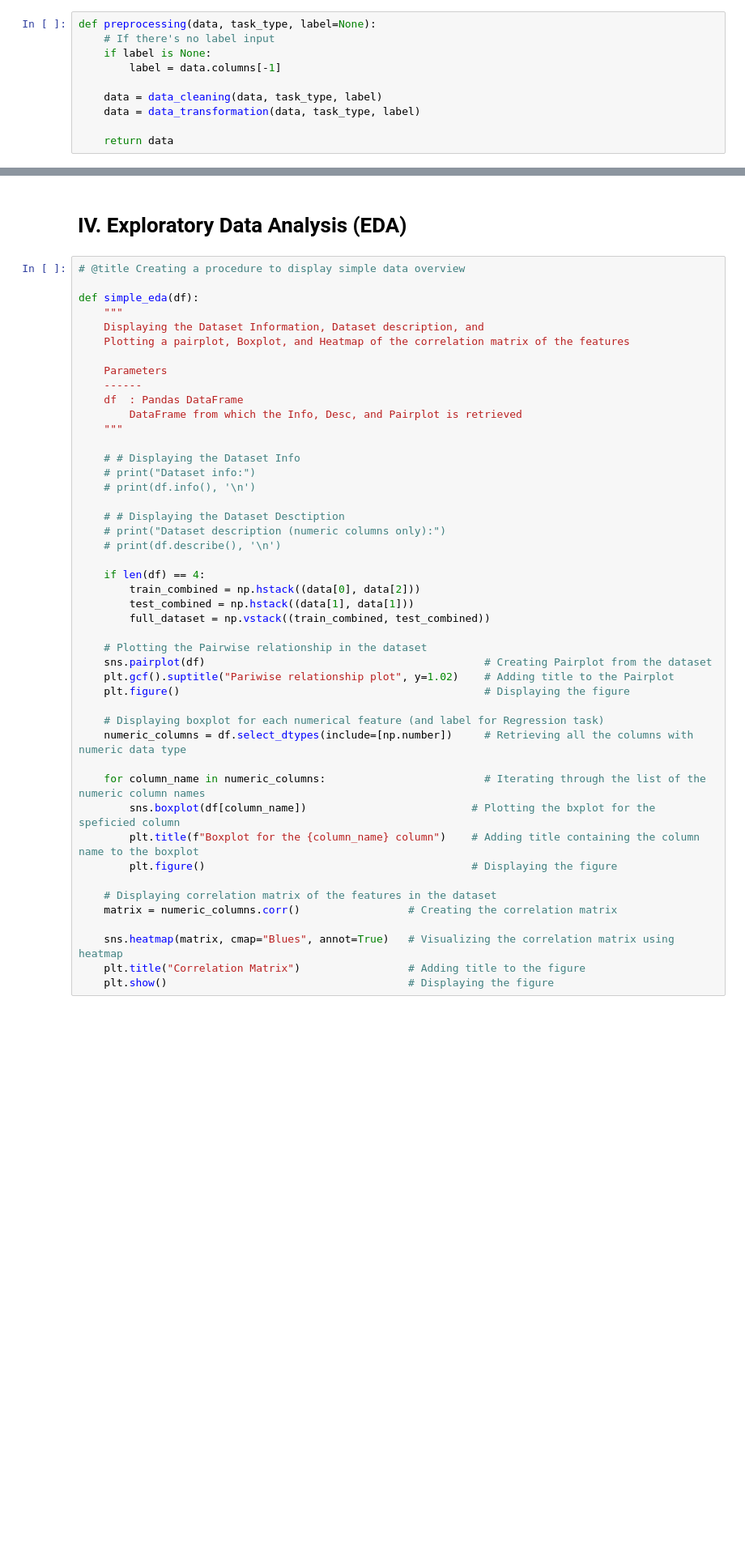
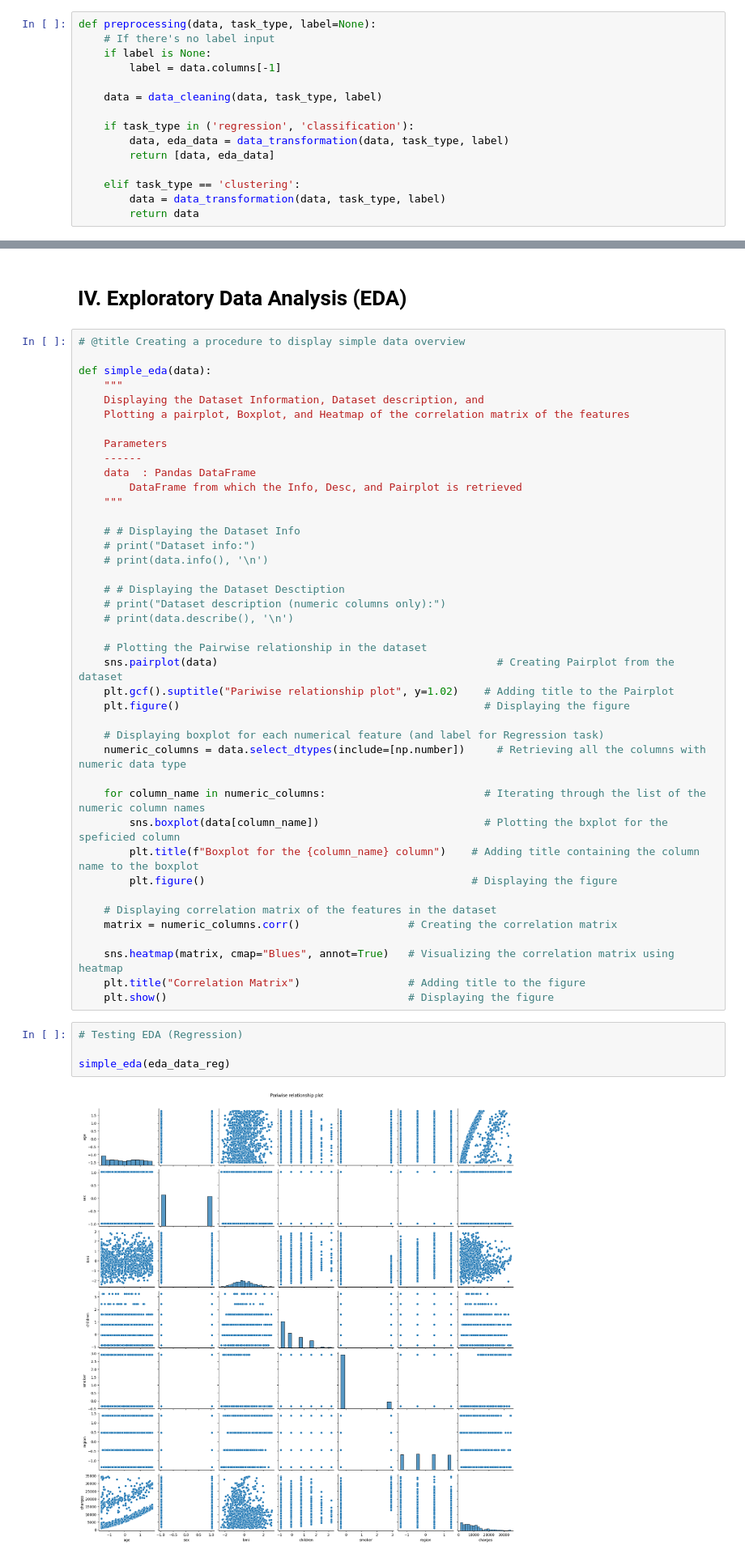
Before and after one commit to Haifansantos/MetaOpt, a Jupyter notebook: notebooks/Fritz_PSO.ipynb, the cells around one changed output, grey strips where cells are left out. Shown at 81% size. Cells and saved outputs as stored; diff of their text form; blank space fills up the shorter version.

Commit message:
Added EDA for preprocessed data

```diff
--- a/notebooks/Fritz_PSO.ipynb
+++ b/notebooks/Fritz_PSO.ipynb
@@ -140,6 +140,11 @@ def preprocessing(data, task_type, label=None):
         label = data.columns[-1]
 
     data = data_cleaning(data, task_type, label)
-    data = data_transformation(data, task_type, label)
 
-    return data
+    if task_type in ('regression', 'classification'):
+        data, eda_data = data_transformation(data, task_type, label)
+        return [data, eda_data]
+
+    elif task_type == 'clustering':
+        data = data_transformation(data, task_type, label)
+        return data
@@ -754,40 +803,35 @@ Before feature encoding:
 # %%
 # @title Creating a procedure to display simple data overview
 
-def simple_eda(df):
+def simple_eda(data):
     """
     Displaying the Dataset Information, Dataset description, and
     Plotting a pairplot, Boxplot, and Heatmap of the correlation matrix of the features
 
     Parameters
     ------
-    df  : Pandas DataFrame
+    data  : Pandas DataFrame
         DataFrame from which the Info, Desc, and Pairplot is retrieved
     """
 
     # # Displaying the Dataset Info
     # print("Dataset info:")
-    # print(df.info(), '\n')
+    # print(data.info(), '\n')
 
     # # Displaying the Dataset Desctiption
     # print("Dataset description (numeric columns only):")
-    # print(df.describe(), '\n')
-
-    if len(df) == 4:
-        train_combined = np.hstack((data[0], data[2]))
-        test_combined = np.hstack((data[1], data[1]))
-        full_dataset = np.vstack((train_combined, test_combined))
+    # print(data.describe(), '\n')
 
     # Plotting the Pairwise relationship in the dataset
-    sns.pairplot(df)                                            # Creating Pairplot from the dataset
+    sns.pairplot(data)                                            # Creating Pairplot from the dataset
     plt.gcf().suptitle("Pariwise relationship plot", y=1.02)    # Adding title to the Pairplot
     plt.figure()                                                # Displaying the figure
 
     # Displaying boxplot for each numerical feature (and label for Regression task)
-    numeric_columns = df.select_dtypes(include=[np.number])     # Retrieving all the columns with numeric data type
+    numeric_columns = data.select_dtypes(include=[np.number])     # Retrieving all the columns with numeric data type
 
     for column_name in numeric_columns:                         # Iterating through the list of the numeric column names
-        sns.boxplot(df[column_name])                          # Plotting the bxplot for the speficied column
+        sns.boxplot(data[column_name])                          # Plotting the bxplot for the speficied column
         plt.title(f"Boxplot for the {column_name} column")    # Adding title containing the column name to the boxplot
         plt.figure()                                          # Displaying the figure
 
@@ -797,3 +841,9 @@ def simple_eda(df):
     sns.heatmap(matrix, cmap="Blues", annot=True)   # Visualizing the correlation matrix using heatmap
     plt.title("Correlation Matrix")                 # Adding title to the figure
     plt.show()                                      # Displaying the figure
+# %%
+# Testing EDA (Regression)
+
+simple_eda(eda_data_reg)
+# %% [output]
+[figure, added]
```
Also changed, not shown: parts of 6 cells of this notebook.
